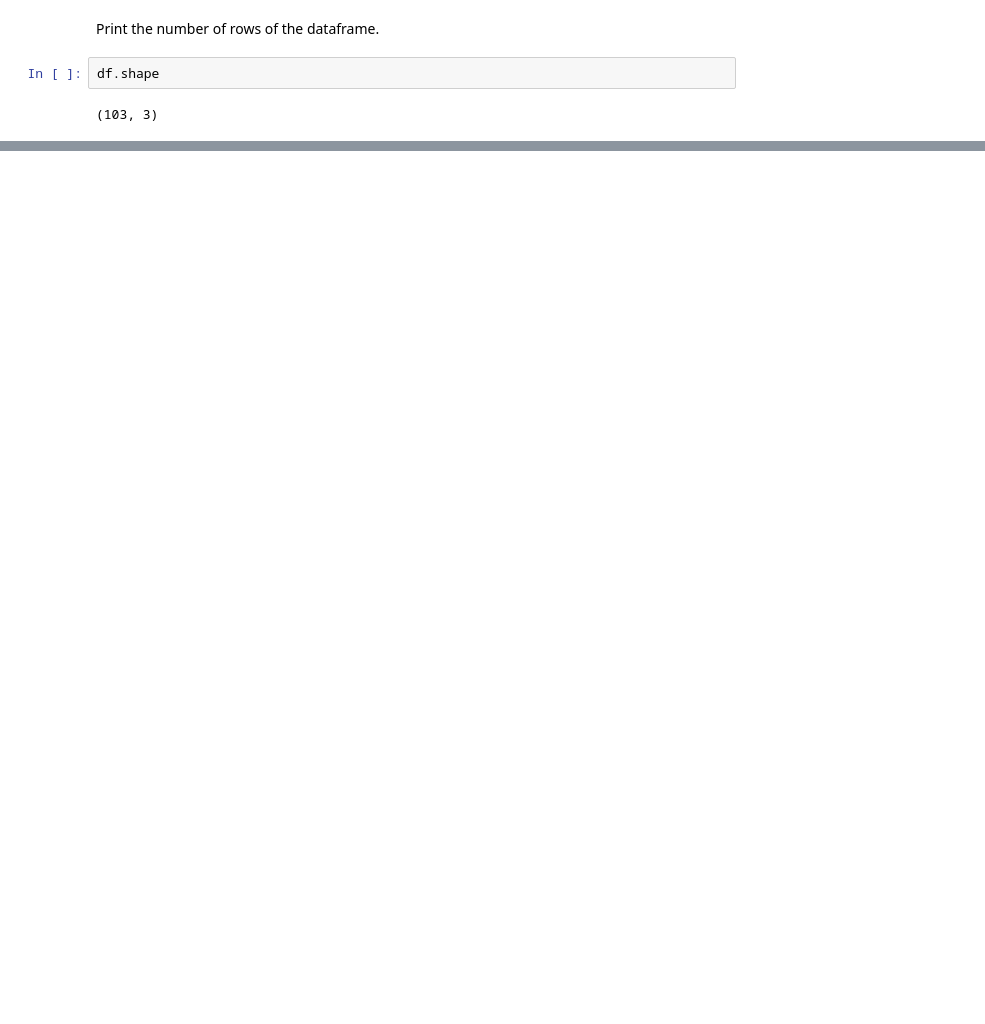
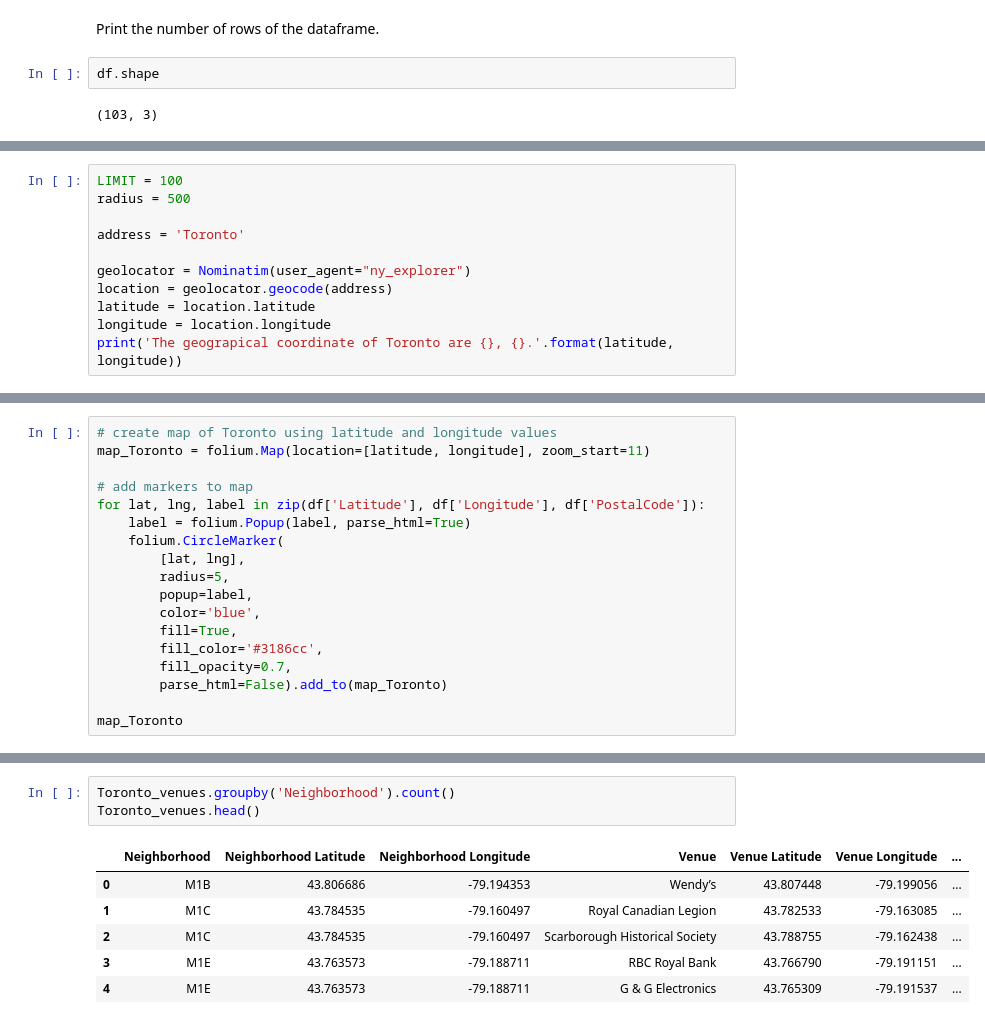
Before and after one commit to LiangG81/Coursera_Capstone, a Jupyter notebook: Neighborhoods in Toronto Get Data.ipynb, the cells around one changed output, grey strips where cells are left out. Drawn from its saved outputs; the diff is of its cells as text; blank space fills up the shorter version.

```diff
--- a/Neighborhoods in Toronto Get Data.ipynb
+++ b/Neighborhoods in Toronto Get Data.ipynb
@@ -121,0 +127,11 @@ df.shape
+# %%
+LIMIT = 100
+radius = 500
+
+address = 'Toronto'
+
+geolocator = Nominatim(user_agent="ny_explorer")
+location = geolocator.geocode(address)
+latitude = location.latitude
+longitude = location.longitude
+print('The geograpical coordinate of Toronto are {}, {}.'.format(latitude, longitude))
@@ -121,0 +140,18 @@ df.shape
+# %%
+# create map of Toronto using latitude and longitude values
+map_Toronto = folium.Map(location=[latitude, longitude], zoom_start=11)
+
+# add markers to map
+for lat, lng, label in zip(df['Latitude'], df['Longitude'], df['PostalCode']):
+    label = folium.Popup(label, parse_html=True)
+    folium.CircleMarker(
+        [lat, lng],
+        radius=5,
+        popup=label,
+        color='blue',
+        fill=True,
+        fill_color='#3186cc',
+        fill_opacity=0.7,
+        parse_html=False).add_to(map_Toronto)
+
+map_Toronto
@@ -121,0 +210,10 @@ df.shape
+# %%
+Toronto_venues.groupby('Neighborhood').count()
+Toronto_venues.head()
+# %% [output]
+|  | Neighborhood | Neighborhood Latitude | Neighborhood Longitude | Venue | Venue Latitude | Venue Longitude | ... |
+| 0 | M1B | 43.806686 | -79.194353 | Wendy’s | 43.807448 | -79.199056 | ... |
+| 1 | M1C | 43.784535 | -79.160497 | Royal Canadian Legion | 43.782533 | -79.163085 | ... |
+| 2 | M1C | 43.784535 | -79.160497 | Scarborough Historical Society | 43.788755 | -79.162438 | ... |
+| 3 | M1E | 43.763573 | -79.188711 | RBC Royal Bank | 43.766790 | -79.191151 | ... |
+| 4 | M1E | 43.763573 | -79.188711 | G & G Electronics | 43.765309 | -79.191537 | ... |
```
Also changed, not shown: parts of 30 cells of this notebook.
